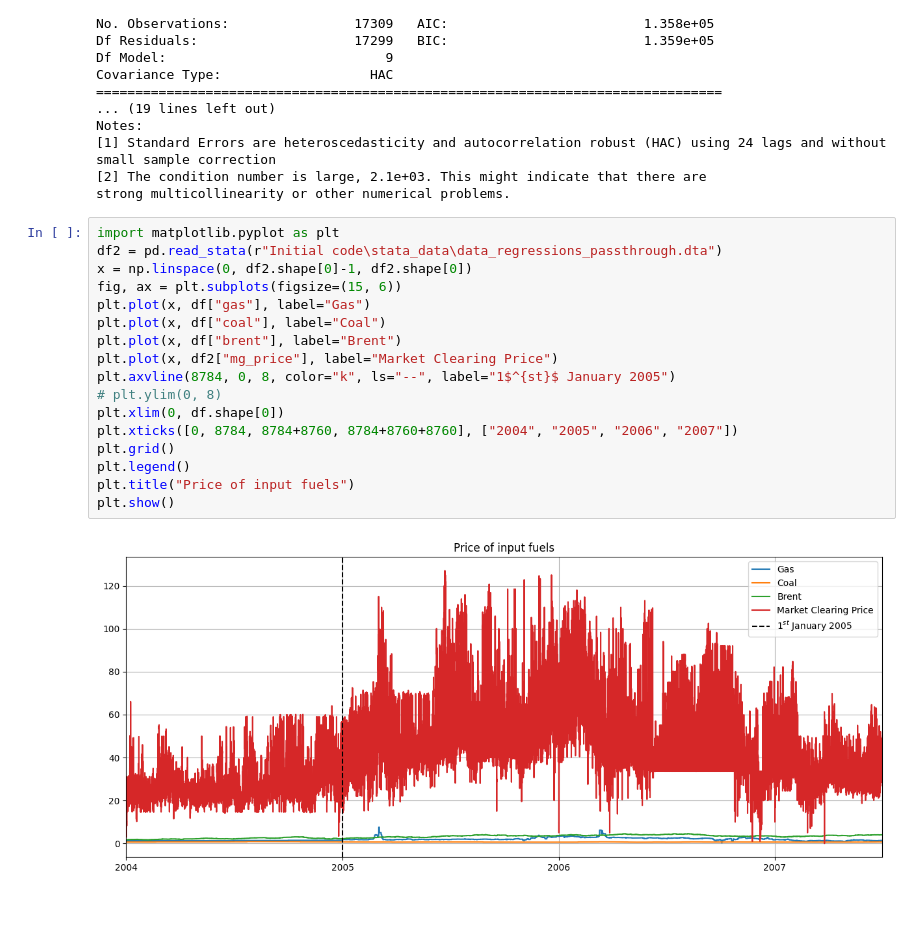
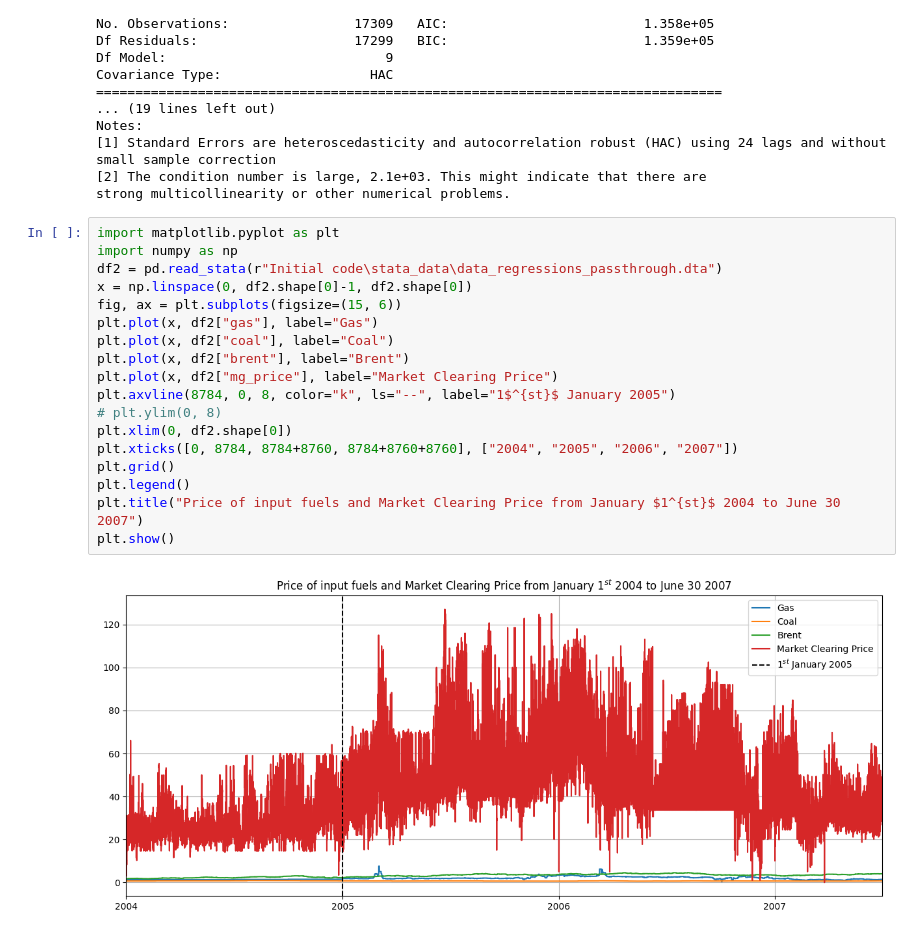
Before and after one commit to svenhominal/MGT-494_Project, a Jupyter notebook: did.ipynb, the cells around one changed output. Cells and saved outputs as stored; diff of their text form; blank space fills up the shorter version.

```diff
--- a/did.ipynb
+++ b/did.ipynb
@@ -98,20 +98,21 @@ Notes:
 strong multicollinearity or other numerical problems.
 # %%
 import matplotlib.pyplot as plt
+import numpy as np
 df2 = pd.read_stata(r"Initial code\stata_data\data_regressions_passthrough.dta")
 x = np.linspace(0, df2.shape[0]-1, df2.shape[0])
 fig, ax = plt.subplots(figsize=(15, 6))
-plt.plot(x, df["gas"], label="Gas")
-plt.plot(x, df["coal"], label="Coal")
-plt.plot(x, df["brent"], label="Brent")
+plt.plot(x, df2["gas"], label="Gas")
+plt.plot(x, df2["coal"], label="Coal")
+plt.plot(x, df2["brent"], label="Brent")
 plt.plot(x, df2["mg_price"], label="Market Clearing Price")
 plt.axvline(8784, 0, 8, color="k", ls="--", label="1$^{st}$ January 2005")
 # plt.ylim(0, 8)
-plt.xlim(0, df.shape[0])
+plt.xlim(0, df2.shape[0])
 plt.xticks([0, 8784, 8784+8760, 8784+8760+8760], ["2004", "2005", "2006", "2007"])
 plt.grid()
 plt.legend()
-plt.title("Price of input fuels")
+plt.title("Price of input fuels and Market Clearing Price from January $1^{st}$ 2004 to June 30 2007")
 plt.show()
 # %% [output]
-[figure, old version]
+[figure, new version]
```
Also changed, not shown: parts of 8 cells of this notebook, 8 other files.
